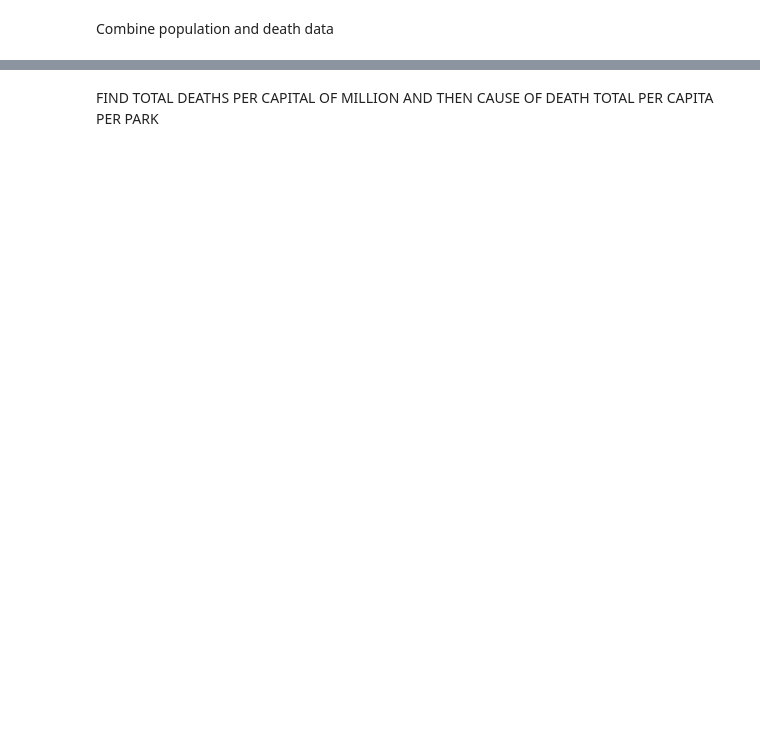
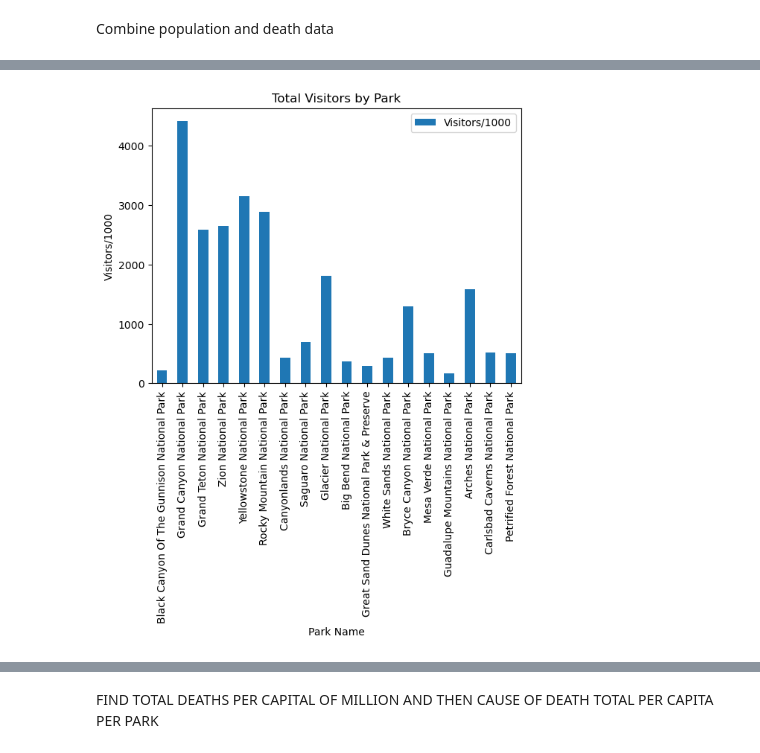
Before and after one commit to GGRAN24/Capstone_NParks, a Jupyter notebook: Capstone(a).ipynb, the cells around one changed output, grey strips where cells are left out. Saved outputs shown, nothing was run; the diff lists cells and outputs as text; code cells hidden in the pictures; blank space fills up the shorter version.

```diff
--- a/Capstone(a).ipynb
+++ b/Capstone(a).ipynb
@@ -600,11 +748,13 @@ Park_Visitors_totals=Park_Visitors_totals.drop_duplicates(subset='Park Name')
 # %%
 Park_Visitors_totals.plot(kind='bar',
                       x='Park Name',
-                      y='Visitors')
+                      y='Visitors/1000')
 plt.title('Total Visitors by Park')
 plt.xlabel('Park Name')
-plt.ylabel('Visitors')
+plt.ylabel('Visitors/1000')
 plt.show()
+# %% [output]
+[figure, added]
 # %%
 Deaths_per_park=deaths_population.groupby(['Park Name','Cause of Death','Year'])['Outcome'].count().to_frame().reset_index().rename(columns={'Outcome':'Fatality_Count'})
 Deaths_per_park
```
Also changed, not shown: parts of 76 cells of this notebook.
